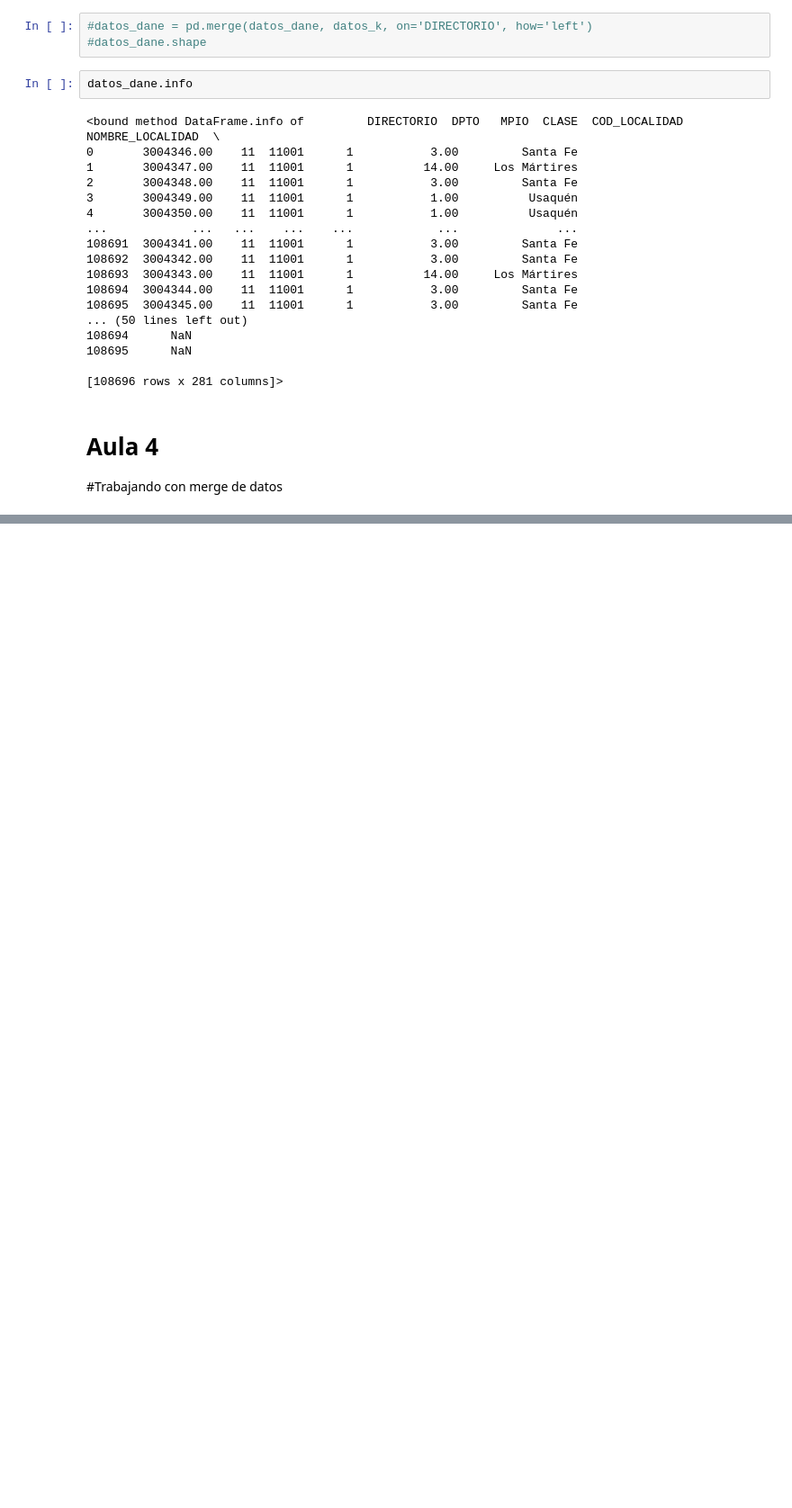
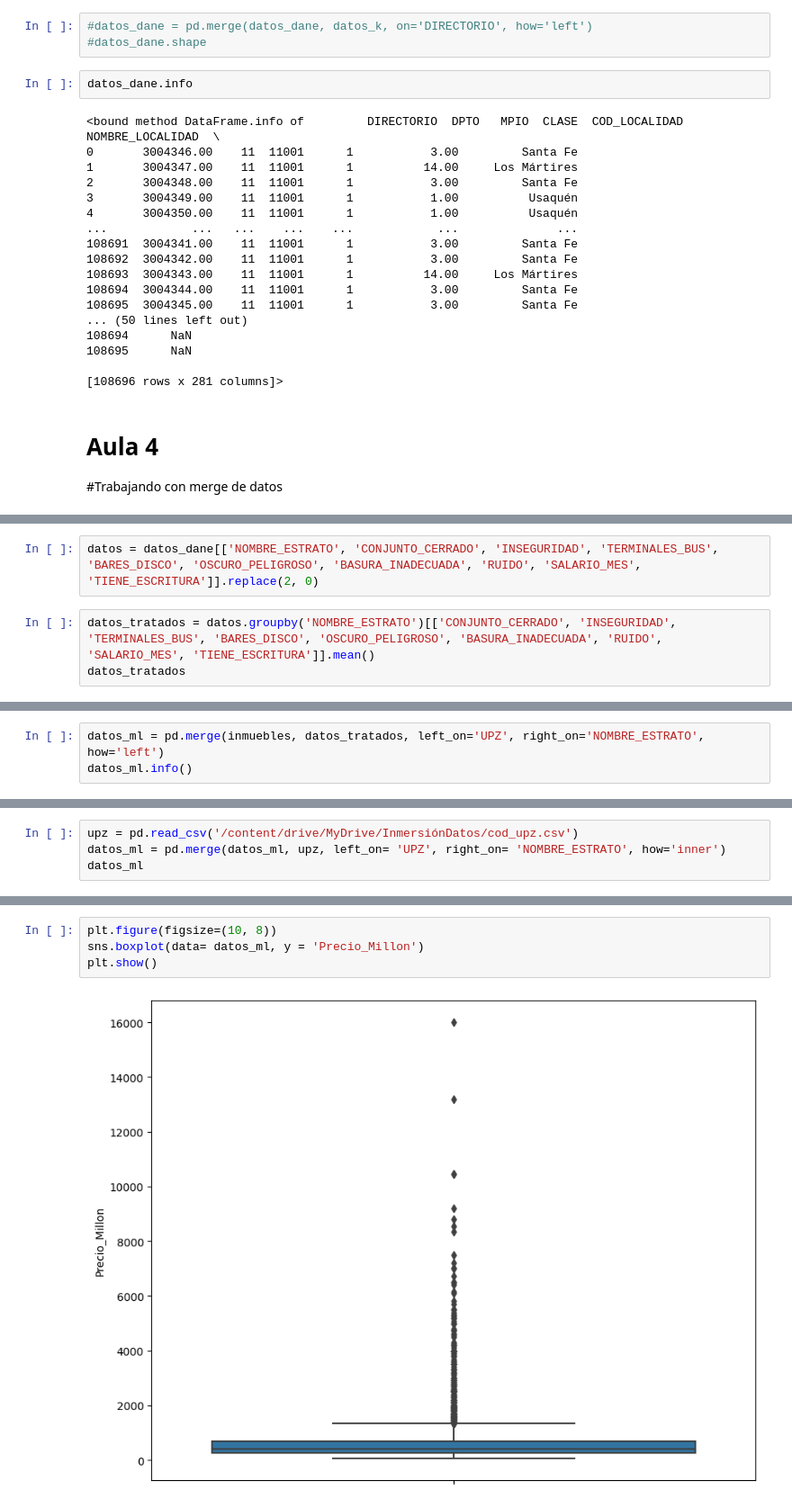
Before and after one commit to IAferaboli/InmersionDatos_AluraLatam, a Jupyter notebook: Práctica_InmersiónDatos_Aula1.ipynb, the cells around one changed output, grey strips where cells are left out. Shown at 90% size. Cells and saved outputs as stored; diff of their text form; blank space fills up the shorter version.

```diff
--- a/Práctica_InmersiónDatos_Aula1.ipynb
+++ b/Práctica_InmersiónDatos_Aula1.ipynb
@@ -490,0 +590,5 @@ datos_dane.info
+# %%
+datos = datos_dane[['NOMBRE_ESTRATO', 'CONJUNTO_CERRADO', 'INSEGURIDAD', 'TERMINALES_BUS', 'BARES_DISCO', 'OSCURO_PELIGROSO', 'BASURA_INADECUADA', 'RUIDO', 'SALARIO_MES', 'TIENE_ESCRITURA']].replace(2, 0)
+# %%
+datos_tratados = datos.groupby('NOMBRE_ESTRATO')[['CONJUNTO_CERRADO', 'INSEGURIDAD', 'TERMINALES_BUS', 'BARES_DISCO', 'OSCURO_PELIGROSO', 'BASURA_INADECUADA', 'RUIDO', 'SALARIO_MES', 'TIENE_ESCRITURA']].mean()
+datos_tratados
@@ -490,0 +610,3 @@ datos_dane.info
+# %%
+datos_ml = pd.merge(inmuebles, datos_tratados, left_on='UPZ', right_on='NOMBRE_ESTRATO', how='left')
+datos_ml.info()
@@ -490,0 +631,4 @@ datos_dane.info
+# %%
+upz = pd.read_csv('/content/drive/MyDrive/InmersiónDatos/cod_upz.csv')
+datos_ml = pd.merge(datos_ml, upz, left_on= 'UPZ', right_on= 'NOMBRE_ESTRATO', how='inner')
+datos_ml
@@ -490,0 +649,6 @@ datos_dane.info
+# %%
+plt.figure(figsize=(10, 8))
+sns.boxplot(data= datos_ml, y = 'Precio_Millon')
+plt.show()
+# %% [output]
+[figure, added]
```
Also changed, not shown: parts of 10 cells of this notebook.
